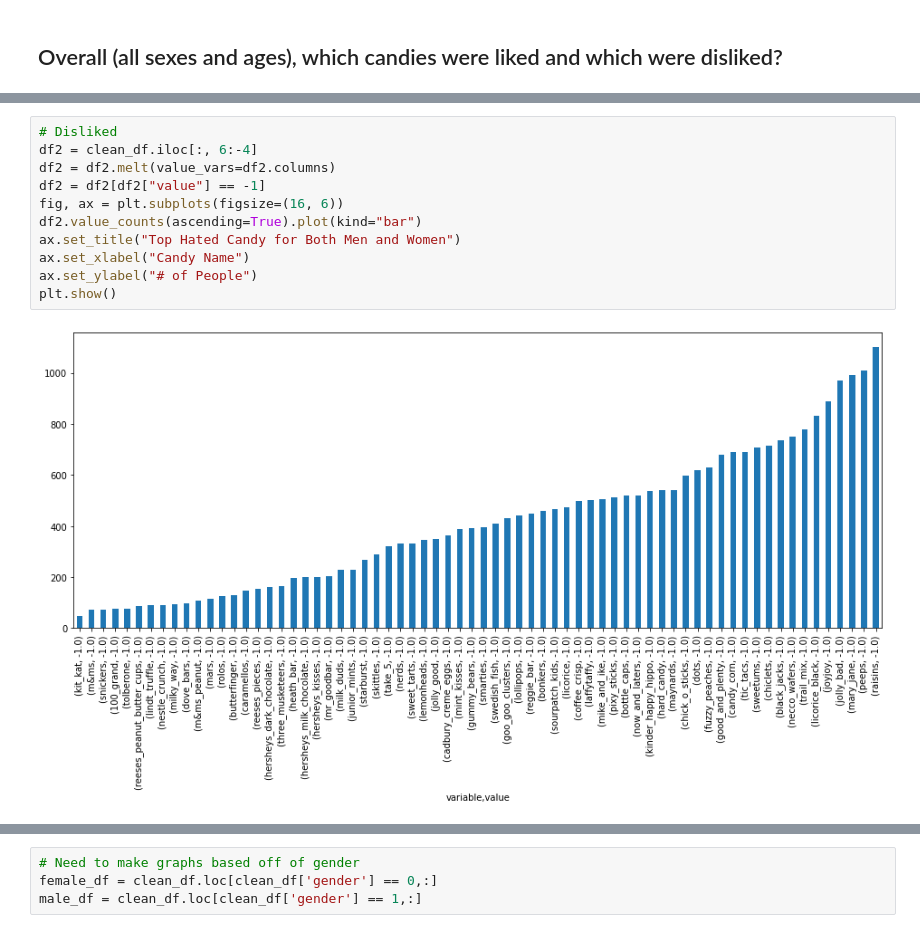
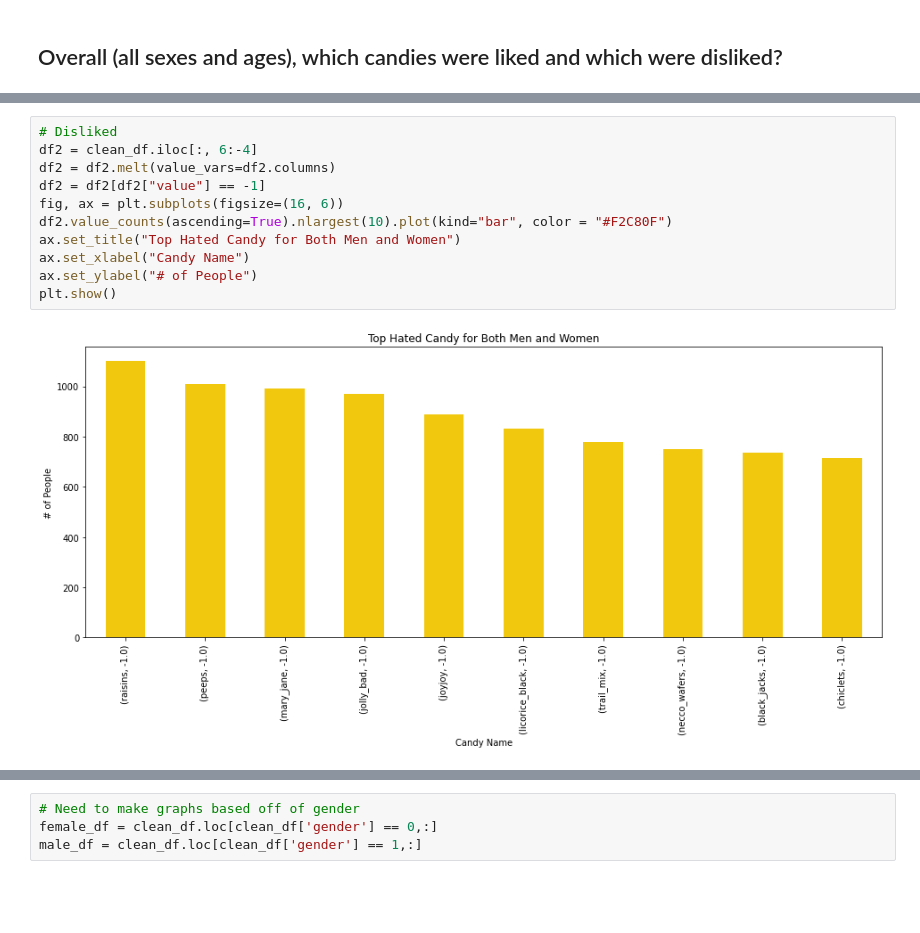
Before and after one commit to Ungarmaxx/TOOL1_FINAL_PROJECT, a Jupyter notebook: project_stuff.ipynb, the cells around one changed output, grey strips where cells are left out. Drawn from its saved outputs; the diff is of its cells as text; blank space fills up the shorter version.

Commit message:
finished graphs

```diff
--- a/project_stuff.ipynb
+++ b/project_stuff.ipynb
@@ -392,13 +329,13 @@ dtype: int64
 # %%
 # Disliked
 df2 = clean_df.iloc[:, 6:-4]
 df2 = df2.melt(value_vars=df2.columns)
 df2 = df2[df2["value"] == -1]
 fig, ax = plt.subplots(figsize=(16, 6))
-df2.value_counts(ascending=True).plot(kind="bar")
+df2.value_counts(ascending=True).nlargest(10).plot(kind="bar", color = "#F2C80F")
 ax.set_title("Top Hated Candy for Both Men and Women")
 ax.set_xlabel("Candy Name")
 ax.set_ylabel("# of People")
 plt.show()
 # %% [output]
-[figure, old version]
+[figure, new version]
```
Also changed, not shown: parts of 24 cells of this notebook.
